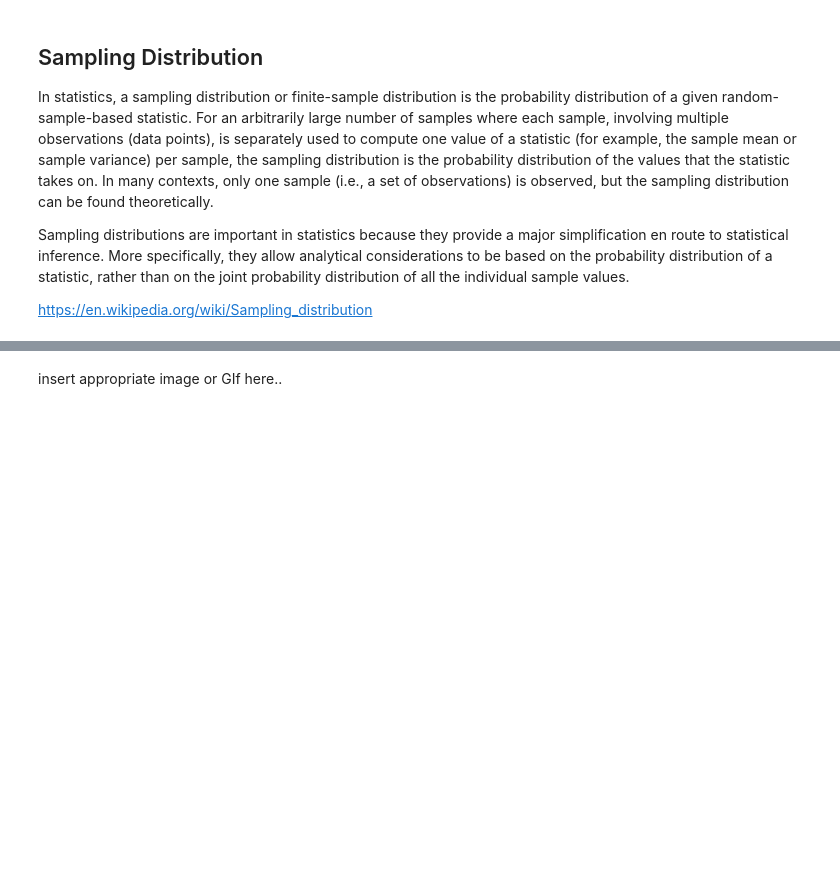
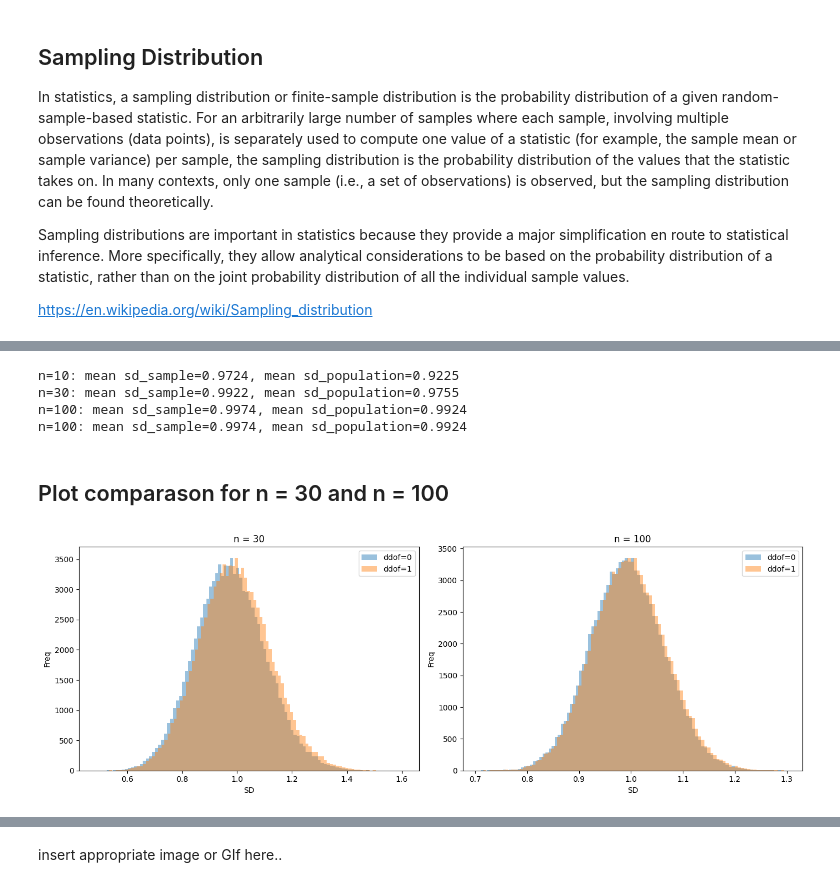
Before and after one commit to GraceMarySmyth/applied-statistics-assessment, a Jupyter notebook: problems.ipynb, the cells around one changed output, grey strips where cells are left out. Cells and saved outputs as stored; diff of their text form; code cells hidden in the pictures; blank space fills up the shorter version.

```diff
--- a/problems.ipynb
+++ b/problems.ipynb
@@ -871,3 +1010,36 @@ https://en.wikipedia.org/wiki/Sampling_distribution
+# %%
+sample_sizes = [10, 30, 100]
+results = {}
+
+for n in sample_sizes:
+    data = np.random.normal(size=(n_samples, n))
+    sd_s = data.std(axis=1, ddof=1)
+    sd_p = data.std(axis=1, ddof=0)
+    results[n] = (sd_s, sd_p)
+    print(f"n={n}: mean sd_sample={sd_s.mean():.4f}, mean sd_population={sd_p.mean():.4f}")
+# %% [output]
+n=10: mean sd_sample=0.9724, mean sd_population=0.9225
+n=30: mean sd_sample=0.9922, mean sd_population=0.9755
+n=100: mean sd_sample=0.9974, mean sd_population=0.9924
+n=100: mean sd_sample=0.9974, mean sd_population=0.9924
+# %% [markdown]
+## Plot comparason for n = 30 and n = 100
+# %%
+fig, axs = plt.subplots(1, 2, figsize=(14,5))
+
+for ax, n in zip(axs, [30, 100]):
+    sd_s, sd_p = results[n]
+    ax.hist(sd_p, bins=100, alpha=0.45, label='ddof=0')
+    ax.hist(sd_s, bins=100, alpha=0.45, label='ddof=1')
+    ax.set_title(f"n = {n}")
+    ax.set_xlabel("SD")
+    ax.set_ylabel("Freq")
+    ax.legend()
+
+plt.tight_layout()
+plt.show()
+# %% [output]
+[figure, added]
 # %% [markdown]
 ##  Analysis
 
```
Also changed, not shown: parts of 11 cells of this notebook, 1 other file.
